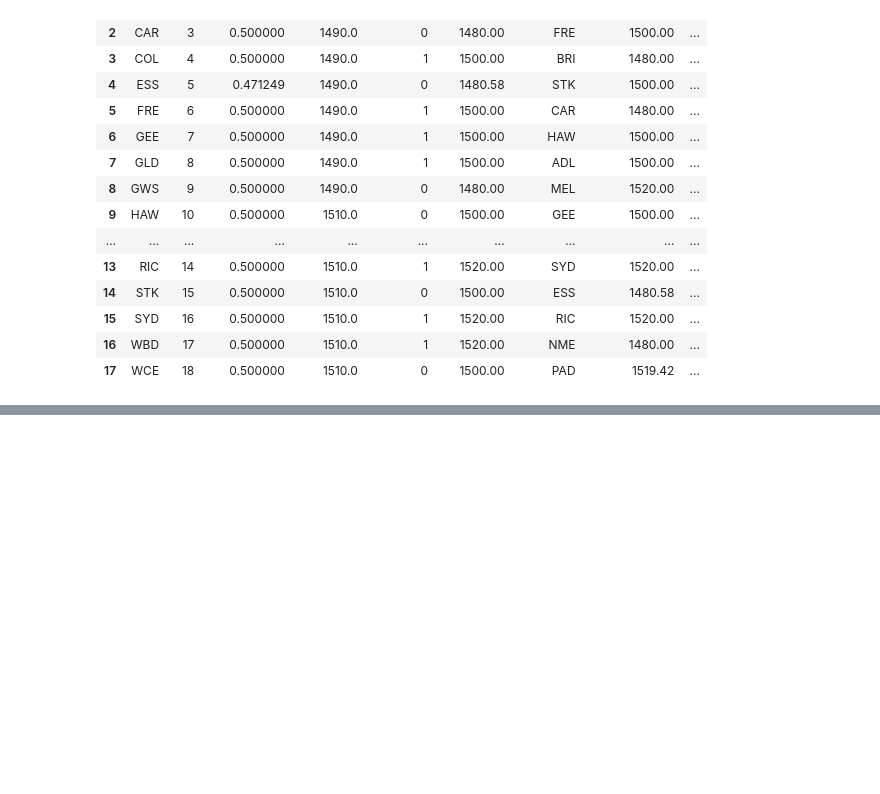
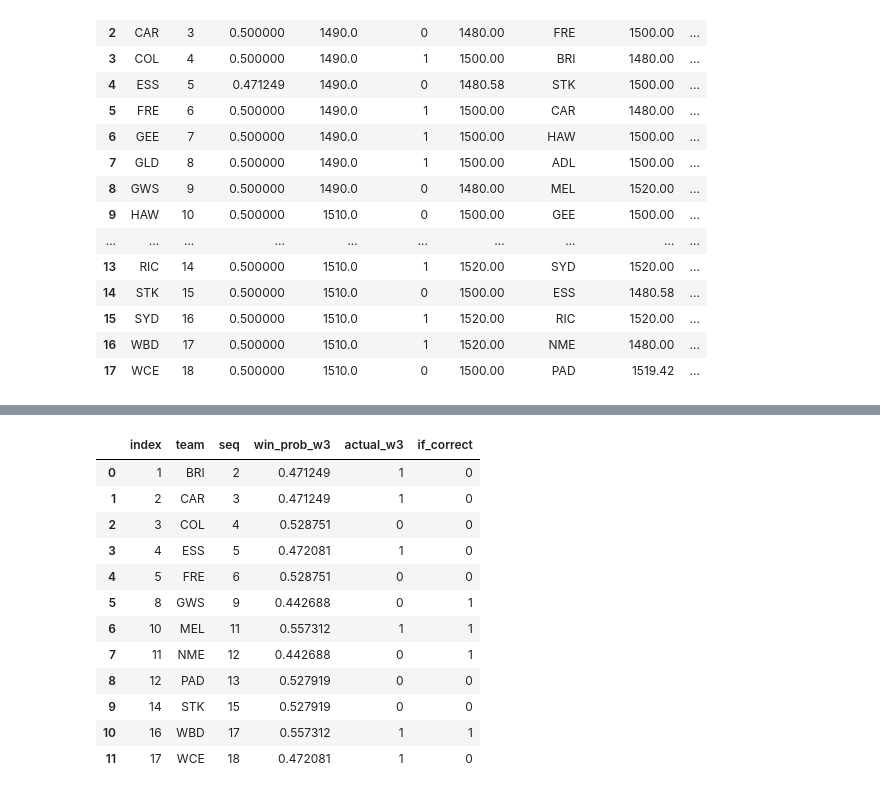
Before and after one commit to stevegabriel1/afl_elo_ratings, a Jupyter notebook: basic_version.ipynb, the cells around one changed output, grey strips where cells are left out. Saved outputs shown, nothing was run; the diff lists cells and outputs as text; code cells hidden in the pictures; blank space fills up the shorter version.

```diff
--- a/basic_version.ipynb
+++ b/basic_version.ipynb
@@ -416,0 +427,3 @@ w3_joined
+# %%
+quick_results_check['actual_w3'] = [1,1,1,0,1,0,1,0,0,0,1,0,0,0,0,1,1,1]
+qrc = quick_results_check
@@ -416,0 +439,6 @@ w3_joined
+# %%
+# Remove the 50% rows (no favourites)
+qrc_filtered = qrc[qrc['win_prob_w3'] != 0.5]
+# %%
+qrc_filtered = qrc_filtered.reset_index()
+qrc_filtered
@@ -416,0 +470,27 @@ w3_joined
+# %%
+# Work out percentage correct.
+def how_pred(row):
+    if (row['win_prob_w3'] < 0.5) & (row['actual_w3'] == 0):
+        val = 1
+    elif (row['win_prob_w3'] > 0.5) & (row['actual_w3'] == 1):
+        val = 1
+    else:
+        val = 0
+    return val
+# %%
+qrc_filtered['if_correct'] = qrc_filtered.apply(how_pred, axis=1)
+qrc_filtered
+# %% [output]
+|  | index | team | seq | win_prob_w3 | actual_w3 | if_correct |
+| 0 | 1 | BRI | 2 | 0.471249 | 1 | 0 |
+| 1 | 2 | CAR | 3 | 0.471249 | 1 | 0 |
+| 2 | 3 | COL | 4 | 0.528751 | 0 | 0 |
+| 3 | 4 | ESS | 5 | 0.472081 | 1 | 0 |
+| 4 | 5 | FRE | 6 | 0.528751 | 0 | 0 |
+| 5 | 8 | GWS | 9 | 0.442688 | 0 | 1 |
+| 6 | 10 | MEL | 11 | 0.557312 | 1 | 1 |
+| 7 | 11 | NME | 12 | 0.442688 | 0 | 1 |
+| 8 | 12 | PAD | 13 | 0.527919 | 0 | 0 |
+| 9 | 14 | STK | 15 | 0.527919 | 0 | 0 |
+| 10 | 16 | WBD | 17 | 0.557312 | 1 | 1 |
+| 11 | 17 | WCE | 18 | 0.472081 | 1 | 0 |
```
Also changed, not shown: parts of 9 cells of this notebook.
